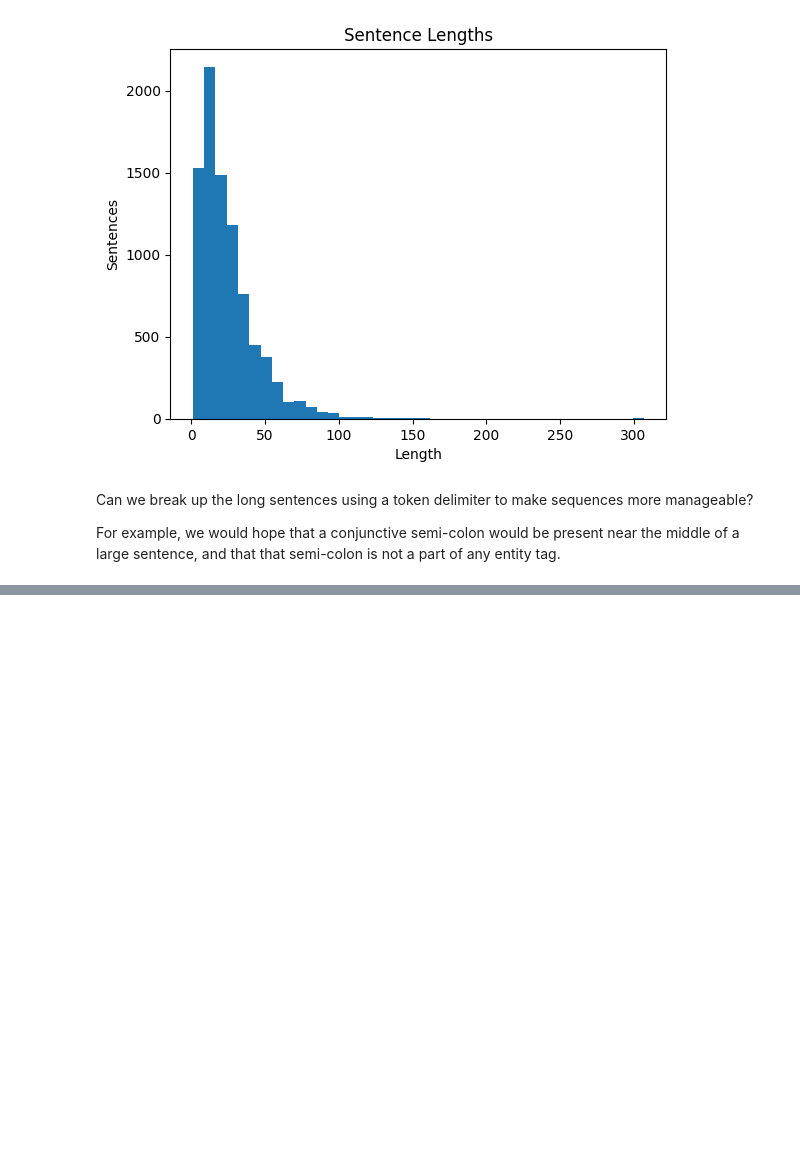
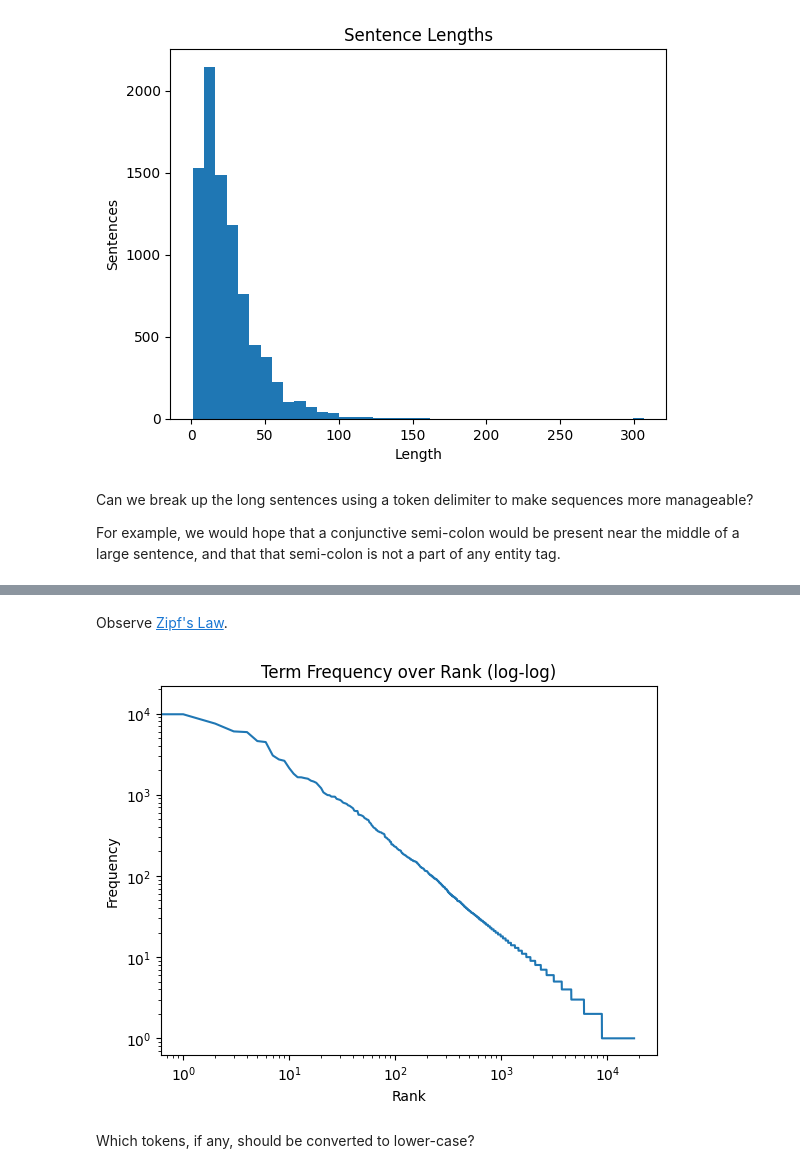
Before and after one commit to EricRobertBrewer/litbank-entities, a Jupyter notebook: notebooks/explore.ipynb, the cells around one changed output, grey strips where cells are left out. Cells and saved outputs as stored; diff of their text form; code cells hidden in the pictures; blank space fills up the shorter version.

Commit message:
Add linguistics.py. Add vocabulary analysis.

```diff
--- a/notebooks/explore.ipynb
+++ b/notebooks/explore.ipynb
@@ -179,13 +180,7 @@ plt.show()
 # %% [markdown]
 "Flatten" the array of tokens per sentence per text - that is, create a unified array of tokens per sentence.
 # %%
-sentence_tokens = list()
-sentence_labels = list()
-for i in range(len(text_sentence_tokens)):
-    for tokens in text_sentence_tokens[i]:
-        sentence_tokens.append(tokens)
-    for labels in text_sentence_labels[i]:
-        sentence_labels.append(labels)
+sentence_tokens, sentence_labels = litbank.flatten_texts(text_sentence_tokens, text_sentence_labels)
 len(sentence_tokens), len(sentence_labels)
 # %% [output]
 (8562, 8562)
@@ -238,0 +232,4 @@ Then followed the history and rise of the ancient and respectable family , in th
+# %%
+v = linguistics.get_vocabulary(sentence_tokens)
+print(len(v))
+v[:10] + v[-10:]
@@ -238,0 +258,14 @@ Then followed the history and rise of the ancient and respectable family , in th
+# %% [markdown]
+Observe [Zipf's Law](https://en.wikipedia.org/wiki/Zipf%27s_law).
+# %%
+plt.plot(list(range(len(v))), list(zip(*v))[1])
+plt.title('Term Frequency over Rank (log-log)')
+plt.ylabel('Frequency')
+plt.xlabel('Rank')
+plt.yscale('log')
+plt.xscale('log')
+plt.show()
+# %% [output]
+[figure, added]
+# %% [markdown]
+Which tokens, if any, should be converted to lower-case?
```
Also changed, not shown: parts of 6 cells of this notebook, 2 other files.
